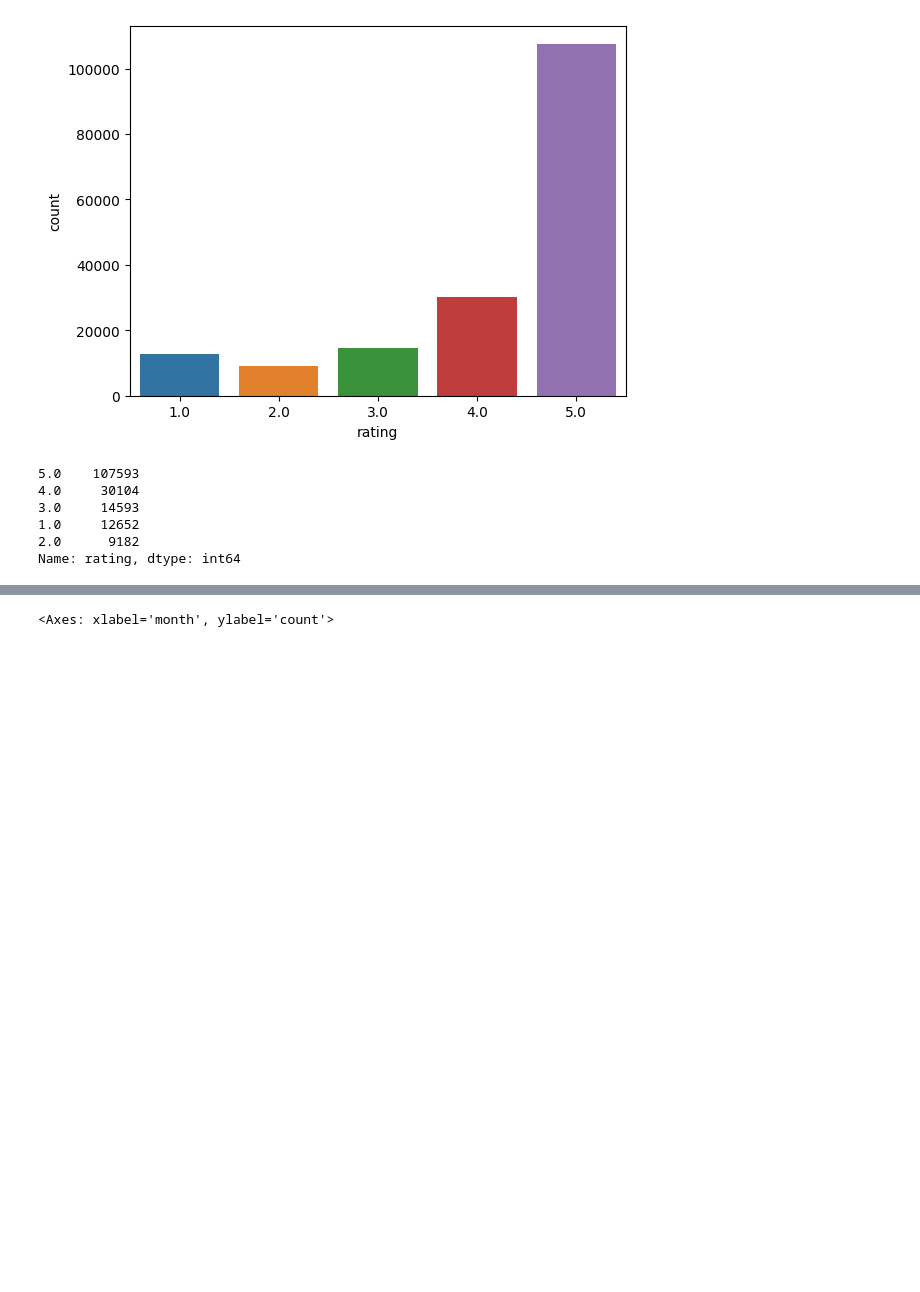
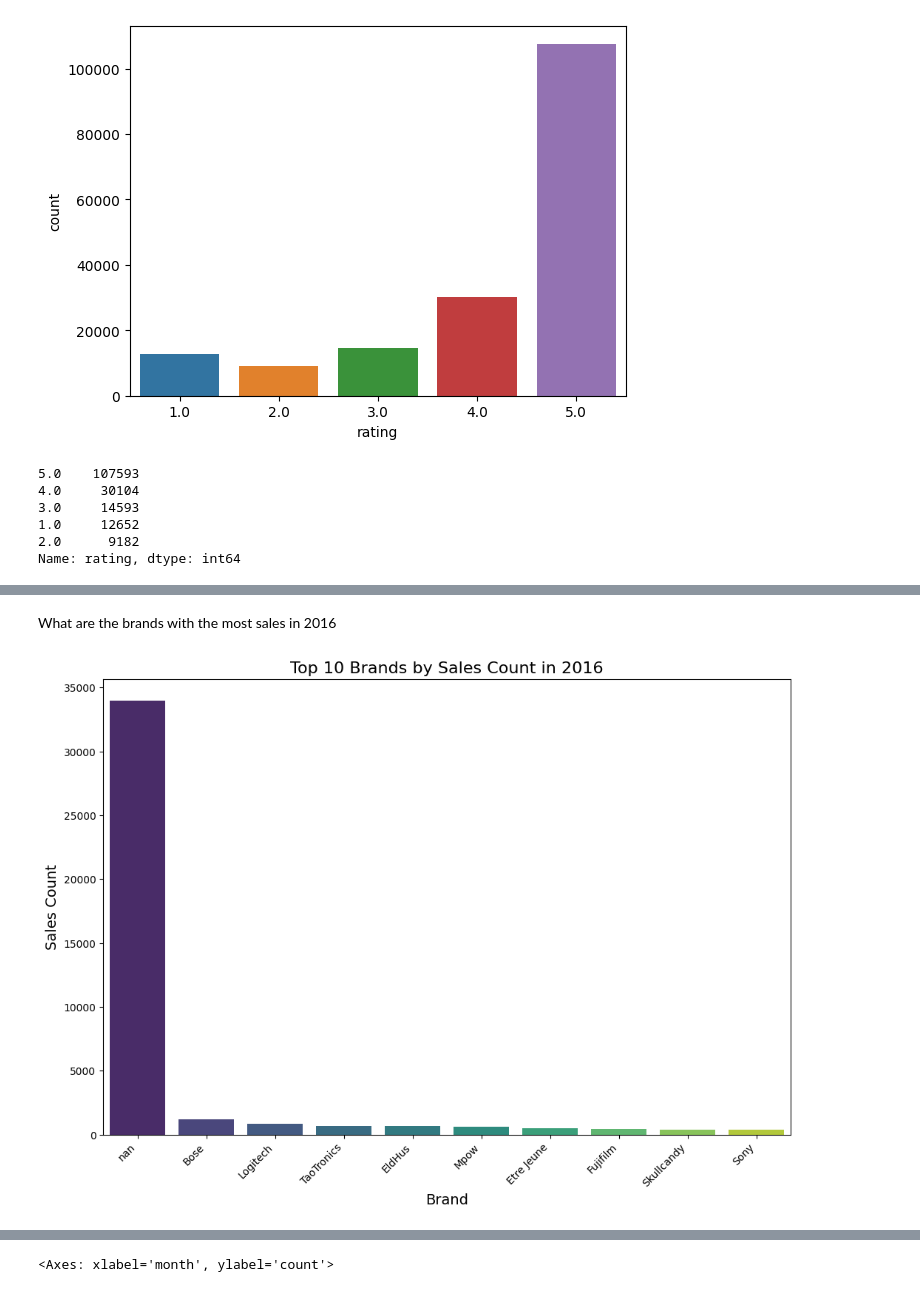
Before and after one commit to Akanksha-Nakati/Amazon-Electronic-Products-Sales-Analysis, a Jupyter notebook: Amazon_Electronic_Sales_Analysis.ipynb, the cells around one changed output, grey strips where cells are left out. Cells and saved outputs as stored; diff of their text form; code cells hidden in the pictures; blank space fills up the shorter version.

```diff
--- a/Amazon_Electronic_Sales_Analysis.ipynb
+++ b/Amazon_Electronic_Sales_Analysis.ipynb
@@ -326,0 +386,31 @@ sns.countplot(x='brand', data=dataset[dataset['year'] == 2018], order=dataset['b
+# %%
+# Perform the data analysis for 2016 brand sales
+# We will start by filtering the dataset for the year 2016 and then perform analysis.
+dataset_2016 = dataset[dataset['year'] == 2016]
+
+# Now, we'll analyze the sales for each brand in 2016.
+sales_counts_2016 = dataset_2016['brand'].value_counts()
+# %% [markdown]
+What are the brands with the most sales in 2016
+# %%
+# We will now plot the bar chart for the top 10 brands with the most sales in 2016.
+
+# Filtering the top 10 brands
+top10_brands_2016 = dataset_2016['brand'].value_counts().head(10)
+
+# Plotting the bar chart for the top 10 brands
+plt.figure(figsize=(12, 8))
+sns.barplot(x=top10_brands_2016.index, y=top10_brands_2016.values, palette='viridis')
+
+# Adding the plot title and labels
+plt.title('Top 10 Brands by Sales Count in 2016', fontsize=16)
+plt.xlabel('Brand', fontsize=14)
+plt.ylabel('Sales Count', fontsize=14)
+
+# Rotating the x-axis labels for better readability
+plt.xticks(rotation=45, ha='right')
+
+# Display the plot
+plt.show()
+# %% [output]
+[figure, added]
```
Also changed, not shown: parts of 60 cells of this notebook.
